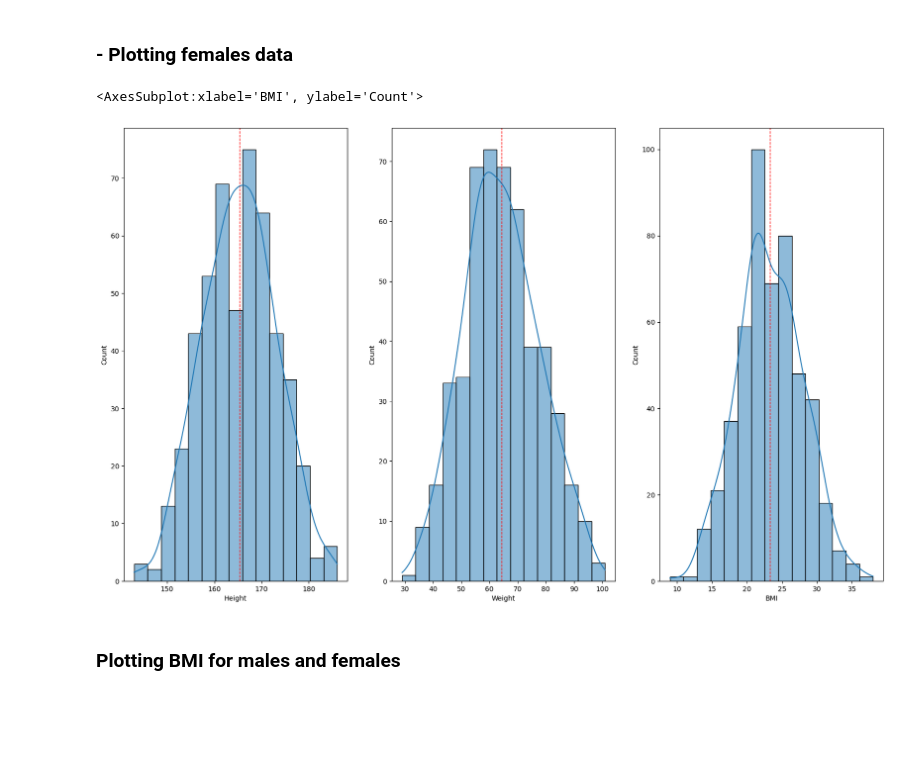
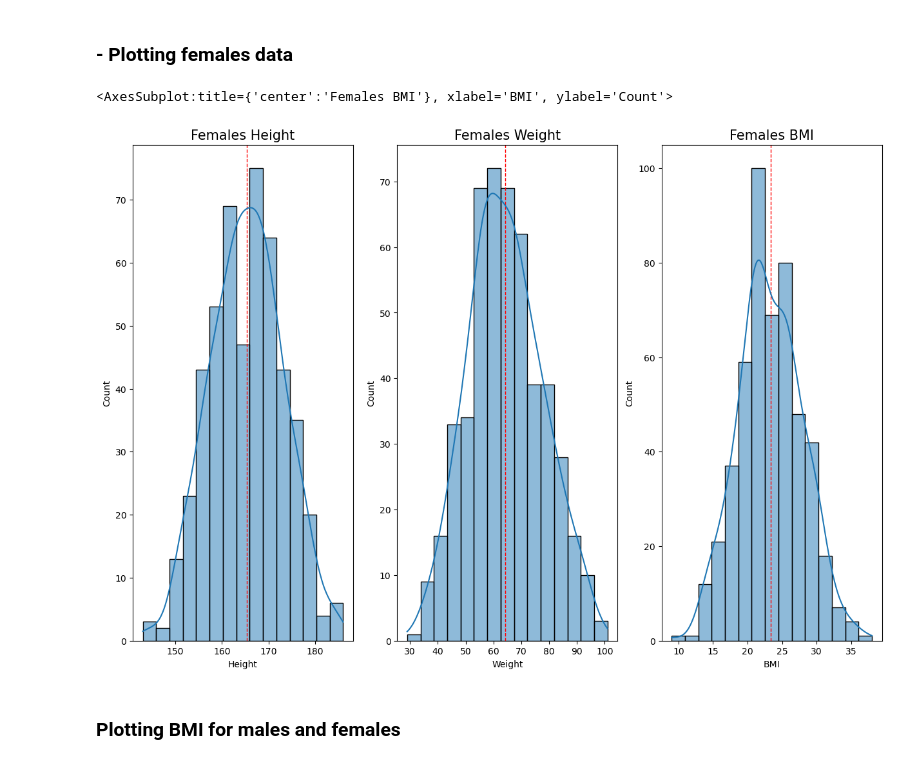
Before and after one commit to ReRiva/PfDA-Assignment, a Jupyter notebook: ProgfDA_Project.ipynb, the cells around one changed output. Cells and saved outputs as stored; diff of their text form; code cells hidden in the pictures; blank space fills up the shorter version.

```diff
--- a/ProgfDA_Project.ipynb
+++ b/ProgfDA_Project.ipynb
@@ -502,22 +511,25 @@ sns.histplot(kde=True, data=df_male['BMI'], ax=axs[2], bins = 15)
 # %% [markdown]
 ### - Plotting  females data
 # %%
-fig, axs = plt.subplots(figsize=(20, 12), ncols=3)
+fig, axs = plt.subplots(figsize=(15, 10), ncols=3)
 
 # Females Height Plot
 axs[0].axvline(df_female['Height'].mean(), color='r', linestyle='dashed', linewidth=1)
+axs[0].set_title('Females Height', size=15)
 sns.histplot(kde=True, data=df_female['Height'], ax=axs[0], bins = 15)
 
 # Females Weight Plot
 axs[1].axvline(df_female['Weight'].mean(), color='r', linestyle='dashed', linewidth=1)
+axs[1].set_title('Females Weight', size=15)
 sns.histplot(kde=True, data=df_female['Weight'], ax=axs[1], bins = 15)
 
 # Females BMI Plot
 axs[2].axvline(df_female['BMI'].mean(), color='r', linestyle='dashed', linewidth=1)
+axs[2].set_title('Females BMI', size=15)
 sns.histplot(kde=True, data=df_female['BMI'], ax=axs[2], bins = 15)
 # %% [output]
-<AxesSubplot:xlabel='BMI', ylabel='Count'>
+<AxesSubplot:title={'center':'Females BMI'}, xlabel='BMI', ylabel='Count'>
-[figure, old version]
+[figure, new version]
 # %% [markdown]
 ### Plotting BMI for males and females
 # %%
```
Also changed, not shown: parts of 12 cells of this notebook, 1 other file.
